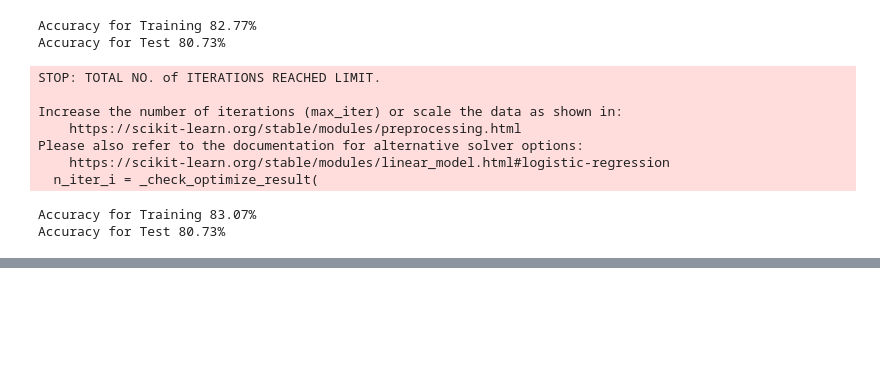
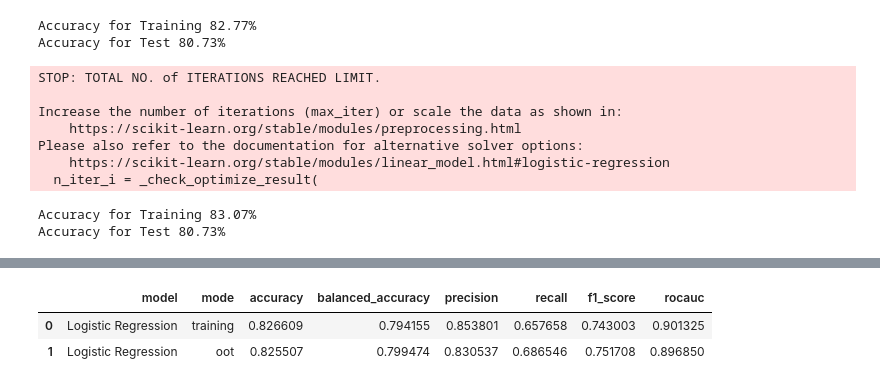
Before and after one commit to DellaCortef/supervised-learning-classification-pipeline, a Jupyter notebook: classification/machine-learning-classification-pipeline.ipynb, the cells around one changed output, grey strips where cells are left out. Saved outputs shown, nothing was run; the diff lists cells and outputs as text; code cells hidden in the pictures; blank space fills up the shorter version.

Commit message:
replicating classification model to my github repo

```diff
--- a/classification/machine-learning-classification-pipeline.ipynb
+++ b/classification/machine-learning-classification-pipeline.ipynb
@@ -666,0 +991,20 @@ Results
+# %%
+lr_model_pipe = pipeline
+# %%
+metrics = {
+    'model': ['Logistic Regression', 'Logistic Regression'],
+    'mode': ['training', 'oot'],
+    'accuracy': [accuracy_score(y_train, lr_model_pipe.predict(X_train)), accuracy_score(y_oot, lr_model_pipe.predict(X_oot))],
+    'balanced_accuracy': [balanced_accuracy_score(y_train, lr_model_pipe.predict(X_train)), balanced_accuracy_score(y_oot, lr_model_pipe.predict(X_oot))],
+    'precision': [precision_score(y_train, lr_model_pipe.predict(X_train)), precision_score(y_oot, lr_model_pipe.predict(X_oot))],
+    'recall': [recall_score(y_train, lr_model_pipe.predict(X_train)), recall_score(y_oot, lr_model_pipe.predict(X_oot))],
+    'f1_score': [f1_score(y_train, lr_model_pipe.predict(X_train)), f1_score(y_oot, lr_model_pipe.predict(X_oot))],
+    'rocauc': [roc_auc_score(y_train, lr_model_pipe.predict_proba(X_train)[:,1]), roc_auc_score(y_oot, lr_model_pipe.predict_proba(X_oot)[:,1])]
+
+}
+
+pd.DataFrame(metrics)
+# %% [output]
+|  | model | mode | accuracy | balanced_accuracy | precision | recall | f1_score | rocauc |
+| 0 | Logistic Regression | training | 0.826609 | 0.794155 | 0.853801 | 0.657658 | 0.743003 | 0.901325 |
+| 1 | Logistic Regression | oot | 0.825507 | 0.799474 | 0.830537 | 0.686546 | 0.751708 | 0.896850 |
```
Also changed, not shown: parts of 34 cells of this notebook, 1 other file.
